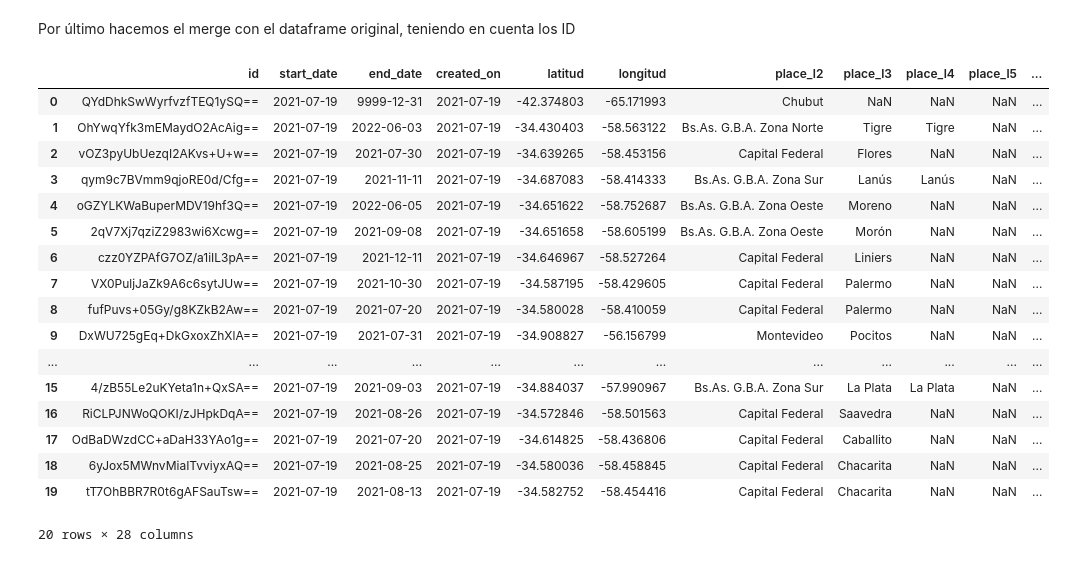
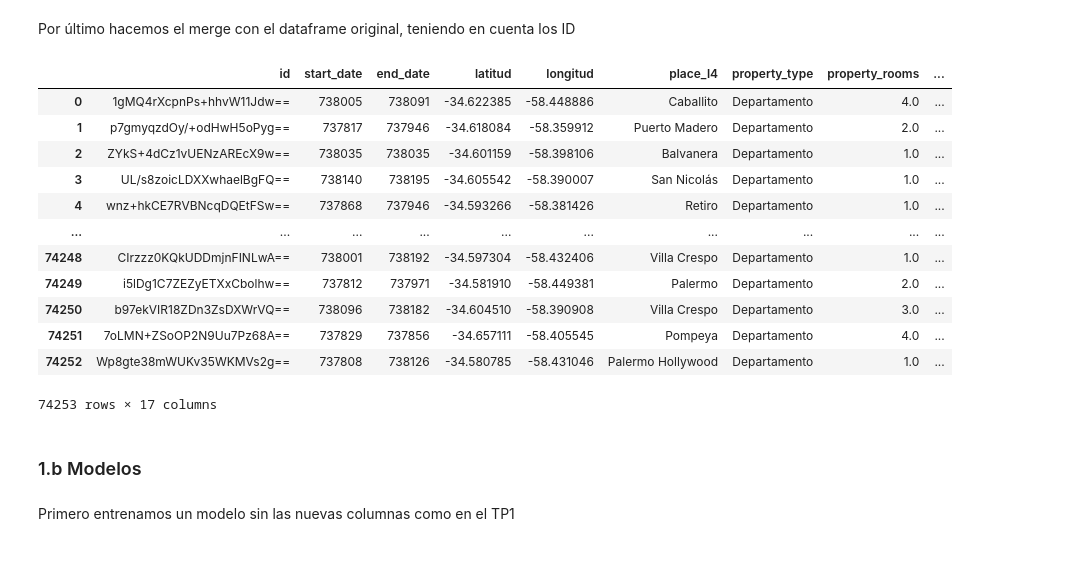
Before and after one commit to valencorrea/7506R-2C2022-GRUPO14-TP2, a Jupyter notebook: 7506R_TP1_GRUPO14_ENTREGA.ipynb, the cells around one changed output. Cells and saved outputs as stored; diff of their text form; code cells hidden in the pictures.

```diff
--- a/7506R_TP1_GRUPO14_ENTREGA.ipynb
+++ b/7506R_TP1_GRUPO14_ENTREGA.ipynb
@@ -26,6 +26,9 @@ import cmath as math
 import matplotlib.pyplot as plt
 import seaborn as sns
 import pandas as pd
+from xgboost import XGBRegressor
+
+# from sklearn.model_selection import StratifiedKFold, KFold, RandomizedSearchCV, train_test_split
 
 #Configuración de Warnings
 import warnings
@@ -42,8 +45,8 @@ else:
 if IN_COLAB :
     from google.colab import drive
     drive.mount('/content/drive')
-    properati = pd.read_csv('/content/drive/MyDrive/📔 Organización de Datos (75.06)/TPS/TP1/properati_argentina_2021.csv')
+    properati = pd.read_csv('/content/drive/MyDrive/📔 Organización de Datos (75.06)/TPS/TP1/1d_df_reducido.csv')
     properati_decrip = pd.read_csv('/content/drive/MyDrive/📔 Organización de Datos (75.06)/TPS/TP1/properati_argentina_2021_decrip.csv')
 else:
-    properati=pd.read_csv('properati_argentina_2021.csv')
+    properati=pd.read_csv('./1d_df_reducido.csv')
     properati_decrip = pd.read_csv('properati_argentina_2021_decrip.csv')
@@ -50,6 +72,8 @@ else:
 # %%
-df_decrip = properati_decrip.head(10000).copy()
+# df_decrip = properati_decrip.head(10000).copy()
+df_decrip = pd.merge(properati, properati_decrip, on="id")
+df_decrip = df_decrip[["id", "property_description"]]
 df_decrip['property_description'].isna().sum()
-properati_decrip
+df_decrip
 # %% [output]
 |  | id | property_description |
@@ -380,5 +402,6 @@ def limpiar_values_de_aspects(df, aspects, values):
 Ahora modificamos las columnas de los aspectos, para que solo queden los valores.
 # %%
 limpiar_values_de_aspects(aux_df, aspectos, values)
+aux_df.drop("lavadero", axis=1, inplace=True)
 aux_df.head(20)
 # %% [output]
@@ -404,23 +427,18 @@ Por último hacemos el merge con el dataframe original, teniendo en cuenta los I
 # %%
 df = properati.copy()
 df = pd.merge(df,aux_df, on="id")
-df.head(20)
+df
 # %% [output]
-|  | id | start_date | end_date | created_on | latitud | longitud | place_l2 | place_l3 | place_l4 | place_l5 | ... |
-| 0 | QYdDhkSwWyrfvzfTEQ1ySQ== | 2021-07-19 | 9999-12-31 | 2021-07-19 | -42.374803 | -65.171993 | Chubut | NaN | NaN | NaN | ... |
-| 1 | OhYwqYfk3mEMaydO2AcAig== | 2021-07-19 | 2022-06-03 | 2021-07-19 | -34.430403 | -58.563122 | Bs.As. G.B.A. Zona Norte | Tigre | Tigre | NaN | ... |
-| 2 | vOZ3pyUbUezqI2AKvs+U+w== | 2021-07-19 | 2021-07-30 | 2021-07-19 | -34.639265 | -58.453156 | Capital Federal | Flores | NaN | NaN | ... |
-| 3 | qym9c7BVmm9qjoRE0d/Cfg== | 2021-07-19 | 2021-11-11 | 2021-07-19 | -34.687083 | -58.414333 | Bs.As. G.B.A. Zona Sur | Lanús | Lanús | NaN | ... |
-| 4 | oGZYLKWaBuperMDV19hf3Q== | 2021-07-19 | 2022-06-05 | 2021-07-19 | -34.651622 | -58.752687 | Bs.As. G.B.A. Zona Oeste | Moreno | NaN | NaN | ... |
-| 5 | 2qV7Xj7qziZ2983wi6Xcwg== | 2021-07-19 | 2021-09-08 | 2021-07-19 | -34.651658 | -58.605199 | Bs.As. G.B.A. Zona Oeste | Morón | NaN | NaN | ... |
-| 6 | czz0YZPAfG7OZ/a1iIL3pA== | 2021-07-19 | 2021-12-11 | 2021-07-19 | -34.646967 | -58.527264 | Capital Federal | Liniers | NaN | NaN | ... |
-| 7 | VX0PuljJaZk9A6c6sytJUw== | 2021-07-19 | 2021-10-30 | 2021-07-19 | -34.587195 | -58.429605 | Capital Federal | Palermo | NaN | NaN | ... |
-| 8 | fufPuvs+05Gy/g8KZkB2Aw== | 2021-07-19 | 2021-07-20 | 2021-07-19 | -34.580028 | -58.410059 | Capital Federal | Palermo | NaN | NaN | ... |
-| 9 | DxWU725gEq+DkGxoxZhXlA== | 2021-07-19 | 2021-07-31 | 2021-07-19 | -34.908827 | -56.156799 | Montevideo | Pocitos | NaN | NaN | ... |
-| ... | ... | ... | ... | ... | ... | ... | ... | ... | ... | ... | ... |
-| 15 | 4/zB55Le2uKYeta1n+QxSA== | 2021-07-19 | 2021-09-03 | 2021-07-19 | -34.884037 | -57.990967 | Bs.As. G.B.A. Zona Sur | La Plata | La Plata | NaN | ... |
-| 16 | RiCLPJNWoQOKI/zJHpkDqA== | 2021-07-19 | 2021-08-26 | 2021-07-19 | -34.572846 | -58.501563 | Capital Federal | Saavedra | NaN | NaN | ... |
-| 17 | OdBaDWzdCC+aDaH33YAo1g== | 2021-07-19 | 2021-07-20 | 2021-07-19 | -34.614825 | -58.436806 | Capital Federal | Caballito | NaN | NaN | ... |
-| 18 | 6yJox5MWnvMiaITvviyxAQ== | 2021-07-19 | 2021-08-25 | 2021-07-19 | -34.580036 | -58.458845 | Capital Federal | Chacarita | NaN | NaN | ... |
-| 19 | tT7OhBBR7R0t6gAFSauTsw== | 2021-07-19 | 2021-08-13 | 2021-07-19 | -34.582752 | -58.454416 | Capital Federal | Chacarita | NaN | NaN | ... |
+|  | id | start_date | end_date | latitud | longitud | place_l4 | property_type | property_rooms | ... |
+| 0 | 1gMQ4rXcpnPs+hhvW11Jdw== | 738005 | 738091 | -34.622385 | -58.448886 | Caballito | Departamento | 4.0 | ... |
+| 1 | p7gmyqzdOy/+odHwH5oPyg== | 737817 | 737946 | -34.618084 | -58.359912 | Puerto Madero | Departamento | 2.0 | ... |
+| 2 | ZYkS+4dCz1vUENzAREcX9w== | 738035 | 738035 | -34.601159 | -58.398106 | Balvanera | Departamento | 1.0 | ... |
+| 3 | UL/s8zoicLDXXwhaelBgFQ== | 738140 | 738195 | -34.605542 | -58.390007 | San Nicolás | Departamento | 1.0 | ... |
+| 4 | wnz+hkCE7RVBNcqDQEtFSw== | 737868 | 737946 | -34.593266 | -58.381426 | Retiro | Departamento | 1.0 | ... |
+| ... | ... | ... | ... | ... | ... | ... | ... | ... | ... |
+| 74248 | CIrzzz0KQkUDDmjnFINLwA== | 738001 | 738192 | -34.597304 | -58.432406 | Villa Crespo | Departamento | 1.0 | ... |
+| 74249 | i5lDg1C7ZEZyETXxCbolhw== | 737812 | 737971 | -34.581910 | -58.449381 | Palermo | Departamento | 2.0 | ... |
+| 74250 | b97ekVIR18ZDn3ZsDXWrVQ== | 738096 | 738182 | -34.604510 | -58.390908 | Villa Crespo | Departamento | 3.0 | ... |
+| 74251 | 7oLMN+ZSoOP2N9Uu7Pz68A== | 737829 | 737856 | -34.657111 | -58.405545 | Pompeya | Departamento | 4.0 | ... |
+| 74252 | Wp8gte38mWUKv35WKMVs2g== | 737808 | 738126 | -34.580785 | -58.431046 | Palermo Hollywood | Departamento | 1.0 | ... |
-20 rows × 28 columns
+74253 rows × 17 columns
@@ -445,0 +445,4 @@ df.head(20)
+# %% [markdown]
+### 1.b Modelos
+# %% [markdown]
+Primero entrenamos un modelo sin las nuevas columnas como en el TP1
```
Also changed, not shown: parts of 39 cells of this notebook.
